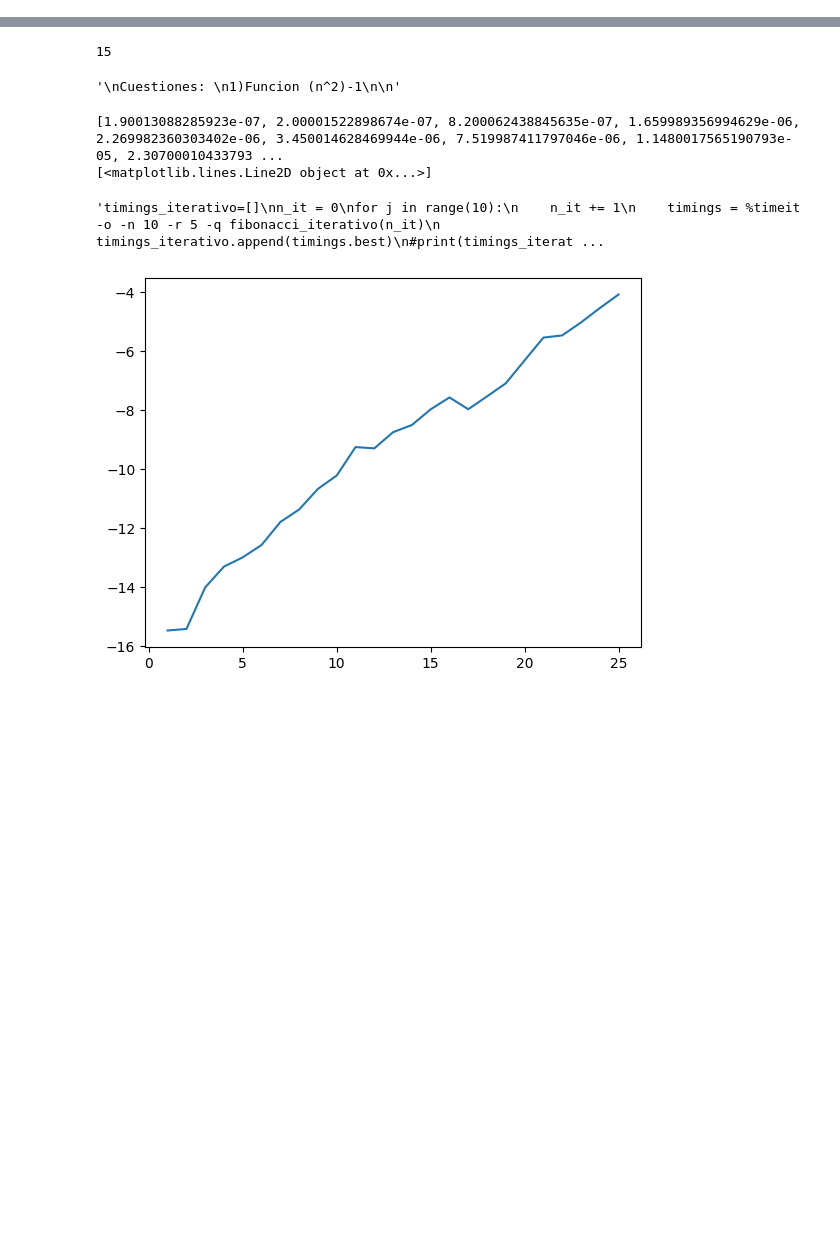
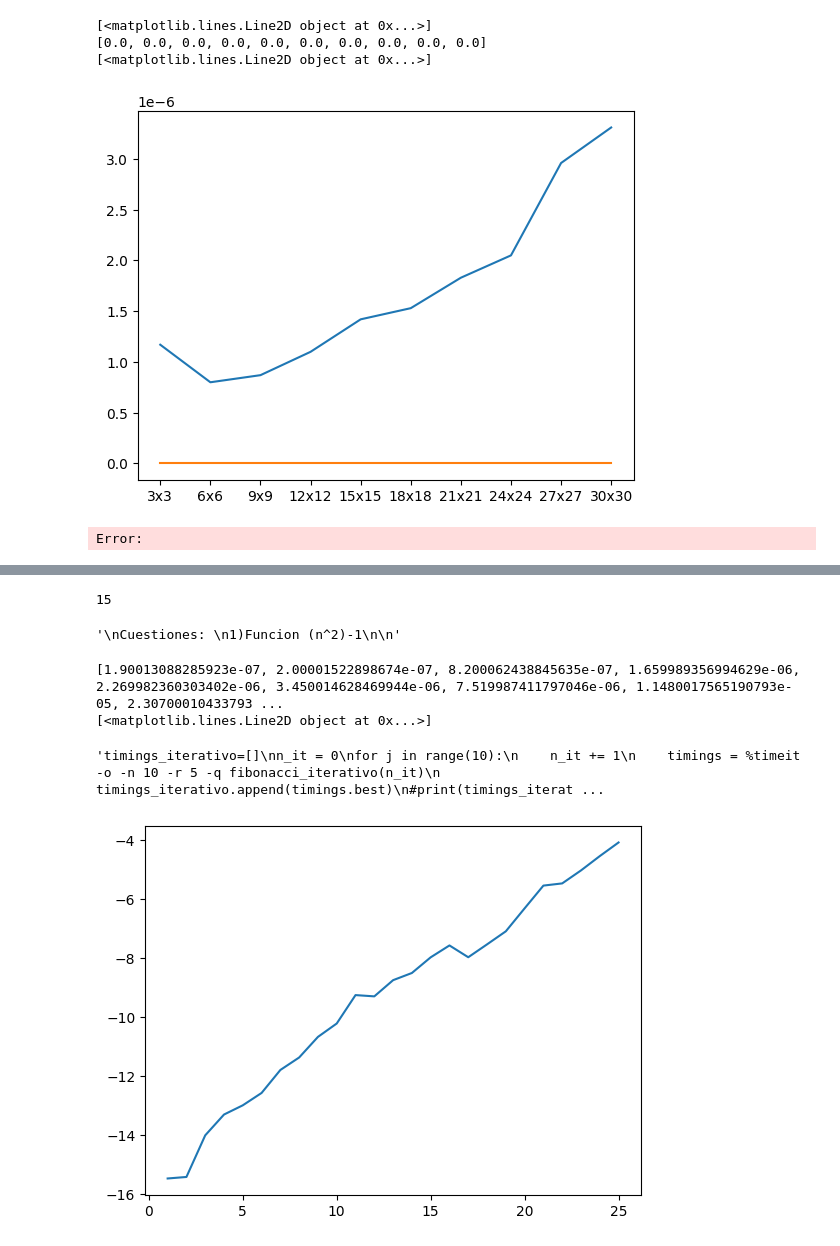
Before and after one commit to daviloncio/2o-cuatri, a Jupyter notebook: AN.ALGORITMOS PRACTICAS.ipynb, the cells around one changed output, grey strips where cells are left out. Saved outputs shown, nothing was run; the diff lists cells and outputs as text; code cells hidden in the pictures; blank space fills up the shorter version.

```diff
--- a/AN.ALGORITMOS PRACTICAS.ipynb
+++ b/AN.ALGORITMOS PRACTICAS.ipynb
@@ -95,0 +97,33 @@ print(plt.plot(l_dims,l_timings))
+# %%
+l_dims = []
+l_timings = []
+for i in range(1,11):
+    dim = 3*i
+    l_dims.append(f'{3*i}x{3*i}')
+    #m debe contener una matriz aleatoria dim x dim
+    m = np.random.uniform(0,1,(dim,dim))
+    timings = %timeit -o -n 10 -r 5 -q m.dot(m)
+    l_timings.append(timings.best)
+
+print(plt.plot(l_dims,l_timings))
+
+l_dims = []
+l_timings = []
+for i in range(1,11):
+    l_dims.append(f'{3*i}x{3*i}')
+    dim = 3*i
+    m = np.random.uniform(0,1,(dim,dim))
+    inicio=tm.time()
+    m.dot(m)
+    tiempo_ejecucion=tm.time()-inicio
+    l_timings.append(tiempo_ejecucion)
+
+print(l_timings)
+
+print(plt.plot(l_dims,l_timings))
+# %% [output]
+[<matplotlib.lines.Line2D object at 0x...>]
+[0.0, 0.0, 0.0, 0.0, 0.0, 0.0, 0.0, 0.0, 0.0, 0.0]
+[<matplotlib.lines.Line2D object at 0x...>]
+[figure, added]
+Error:
```
Also changed, not shown: parts of 7 cells of this notebook.
